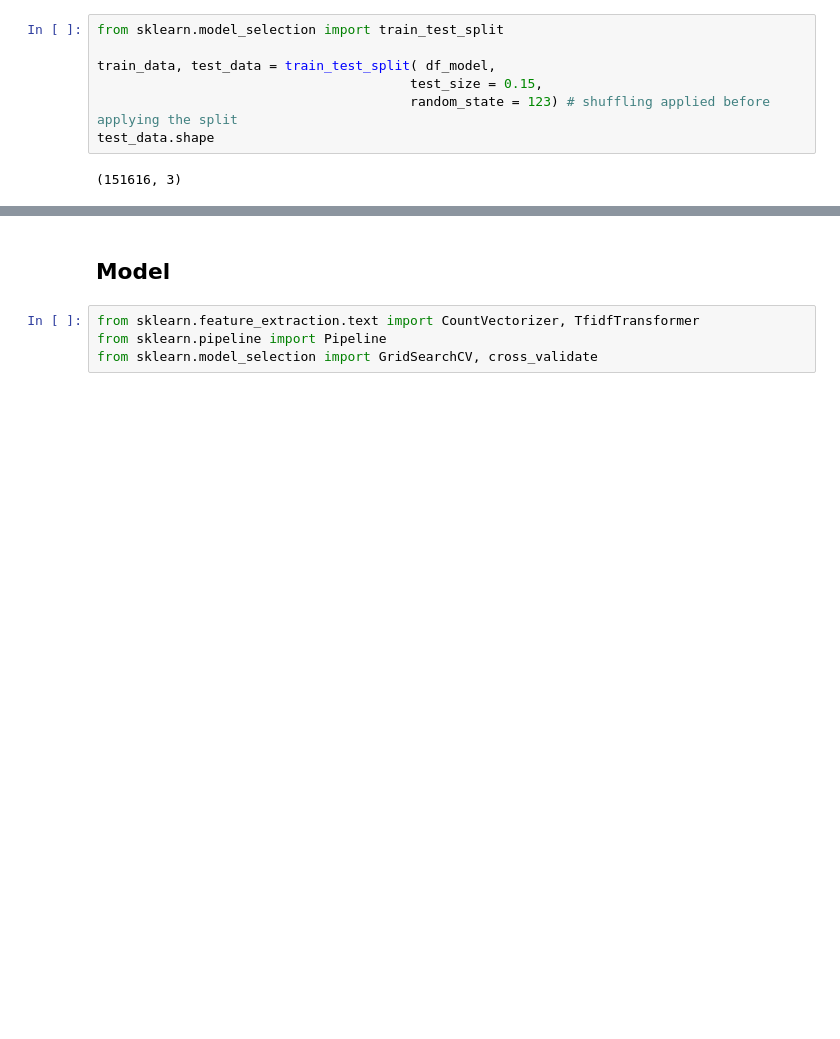
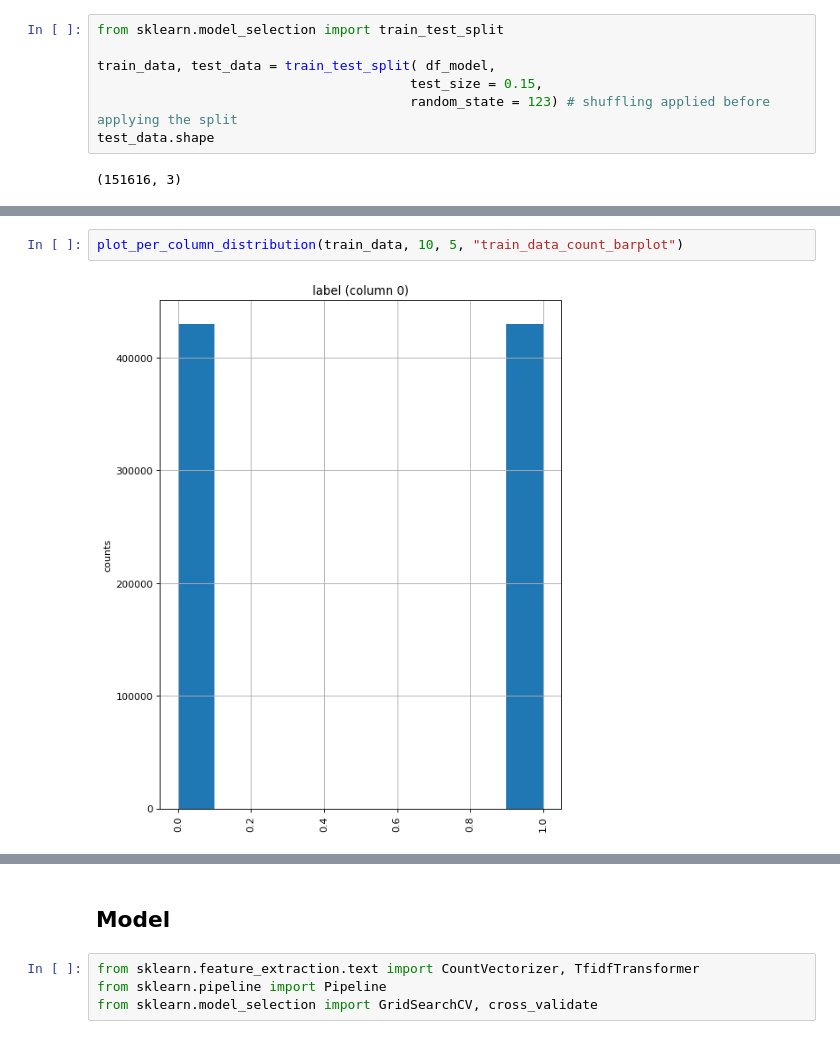
Before and after one commit to federicopessina/RedditSarcasm, a Jupyter notebook: main_notebook.ipynb, the cells around one changed output, grey strips where cells are left out. Cells and saved outputs as stored; diff of their text form; blank space fills up the shorter version.

```diff
--- a/main_notebook.ipynb
+++ b/main_notebook.ipynb
@@ -386,0 +428,4 @@ test_label = test_data['label']
+# %%
+plot_per_column_distribution(train_data, 10, 5, "train_data_count_barplot")
+# %% [output]
+[figure, added]
```
Also changed, not shown: parts of 29 cells of this notebook, 4 other files.
